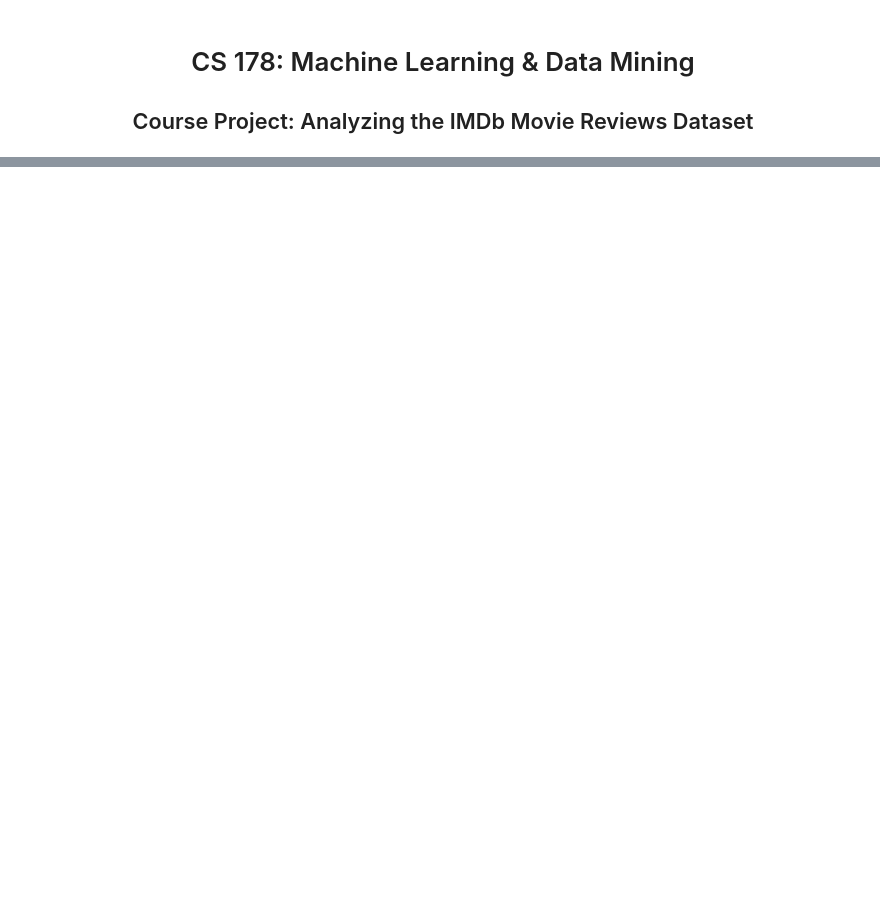
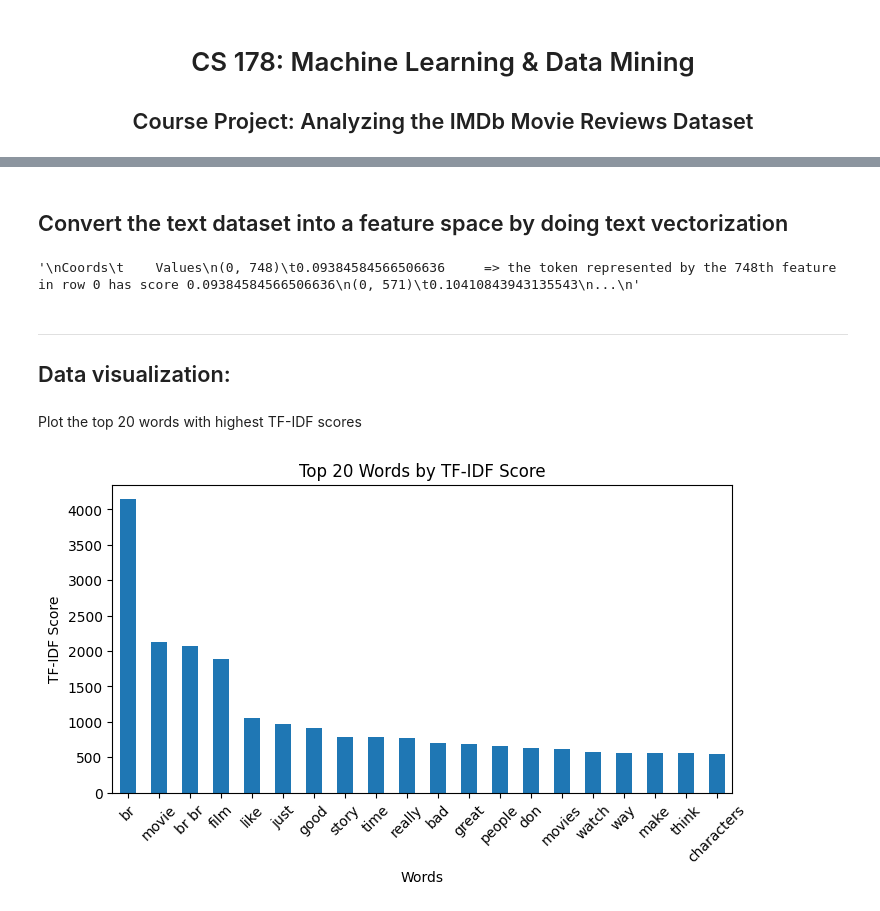
Before and after one commit to MiaNguyen912/cs178-IMDb-movie-reviews-classification--final-project-, a Jupyter notebook: IMDb_Movie_Reviews.ipynb, the cells around one changed output, grey strips where cells are left out. Drawn from its saved outputs; the diff is of its cells as text; code cells hidden in the pictures; blank space fills up the shorter version.

```diff
--- a/IMDb_Movie_Reviews.ipynb
+++ b/IMDb_Movie_Reviews.ipynb
@@ -94,2 +102,4 @@ Vectorize text
+# %% [markdown]
+## Convert the text dataset into a feature space by doing text vectorization
 # %%
 
@@ -109 +130,71 @@ vectorized_X_test = vectorizer.fit_transform(X_test)
+# %%
+# Vectorize the text using TF-IDF
+# - using ngram_range=(1,2) to capture multi-word phrases like “not great”, “very bad”, etc.
+vectorizer = TfidfVectorizer(stop_words='english', lowercase=True, min_df=0.02, ngram_range=(1, 2))
+X_train_vectorized = vectorizer.fit_transform(X_train)
+# print(X_train_vectorized[0])  # tf-idf score of tokens in the first row (first review)
+"""
+Coords	    Values
+(0, 748)	0.09384584566506636     => the token represented by the 748th feature in row 0 has score 0.09384584566506636
+(0, 571)	0.10410843943135543
+...
+"""
+# %% [output]
+'\nCoords\t    Values\n(0, 748)\t0.09384584566506636     => the token represented by the 748th feature in row 0 has score 0.09384584566506636\n(0, 571)\t0.10410843943135543\n...\n'
+# %% [markdown]
+---
+## Data visualization:
+# %% [markdown]
+Plot the top 20 words with highest TF-IDF scores
+# %%
+def bar_chart_top_n_words_with_high_tfidf(n):
+    # Get feature names (words in our vocabulary)
+    feature_names = np.array(vectorizer.get_feature_names_out())
+    # print(feature_names[:5]) # ['10' '20' '30' '80' 'able']
+
+    # Get the TF-IDF scores for each word in the first document
+    scores = X_train_vectorized.toarray()
+    # print(scores.shape) # (25000, 808)
+    """
+    [[0.         0.         0.         ... 0.         0.         0.07747023]
+    [0.         0.         0.         ... 0.         0.         0.        ]
+    [0.         0.         0.         ... 0.         0.         0.        ]
+    ...
+    ]
+    """
+
+    # Sum the TF-IDF scores for each word across all documents
+    word_scores = np.sum(scores, axis=0)
+    # print(word_scores) # (808,)
+    """
+    [ 407.6091415    94.16585668   87.99444704   85.53918911  145.38221937
+    185.34731773  145.74034136  101.99891804  535.41810334  333.8988697
+    246.49865795  412.13013595  148.34809517   98.42278875  358.25223398
+    ...
+    ]
+    """
+
+    # Create a DataFrame of word scores
+    word_scores_df = pd.DataFrame(word_scores, index=feature_names, columns=['TF-IDF'])
+    word_scores_df = word_scores_df.sort_values(by='TF-IDF', ascending=False)
+    # print(word_scores_df)
+    """
+                    TF-IDF
+    br         4143.389148
+    movie      2123.105117
+    br br      2075.316470
+    ...                ...
+    """
+
+    # Plot the top n words
+    word_scores_df.head(n).plot(kind='bar', figsize=(8, 4), legend=False)
+    plt.title('Top 20 Words by TF-IDF Score')
+    plt.xlabel('Words')
+    plt.ylabel('TF-IDF Score')
+    plt.xticks(rotation=45)
+    plt.show()
+
+bar_chart_top_n_words_with_high_tfidf(20)
+# %% [output]
+[figure, added]
 # %% [markdown]
```
Also changed, not shown: parts of 19 cells of this notebook.
